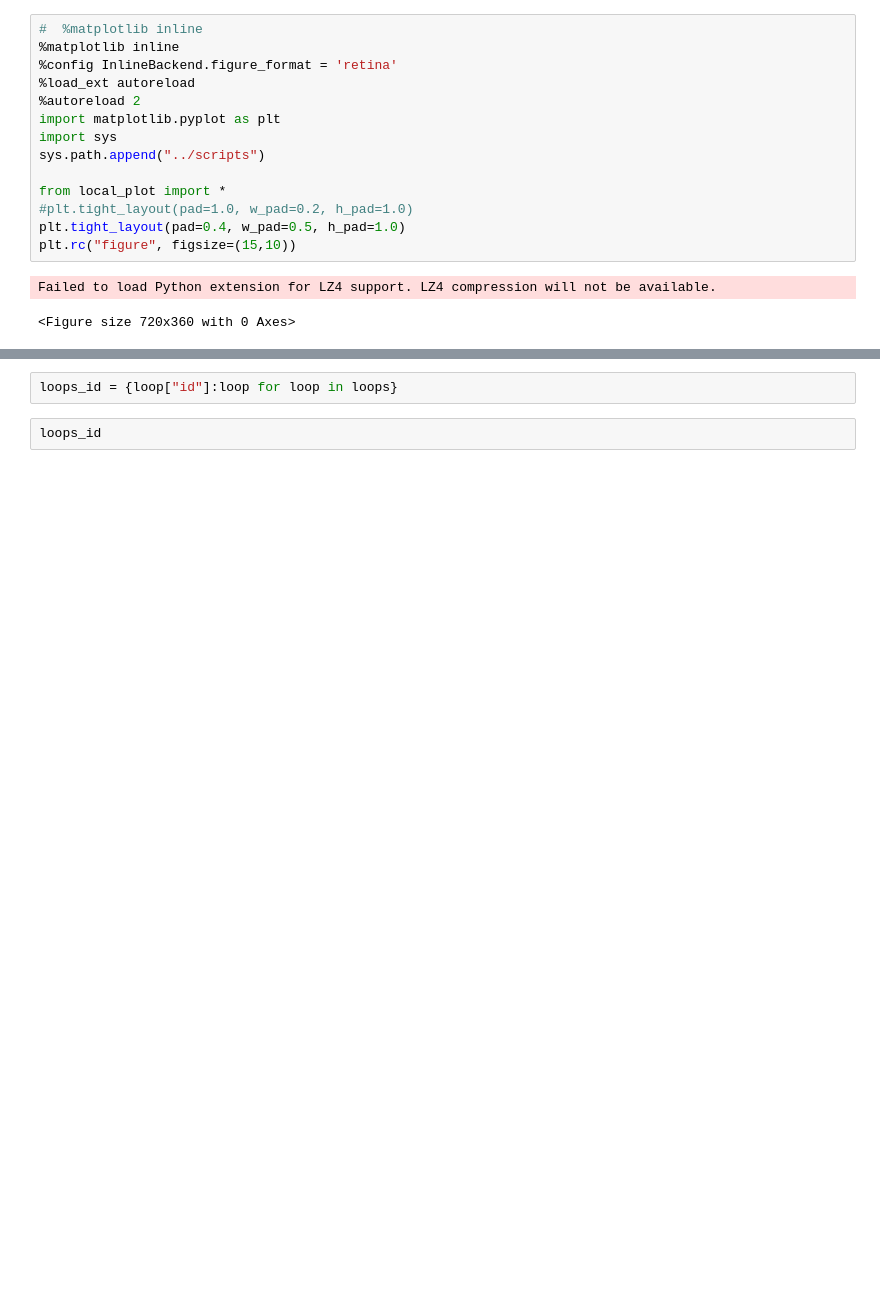
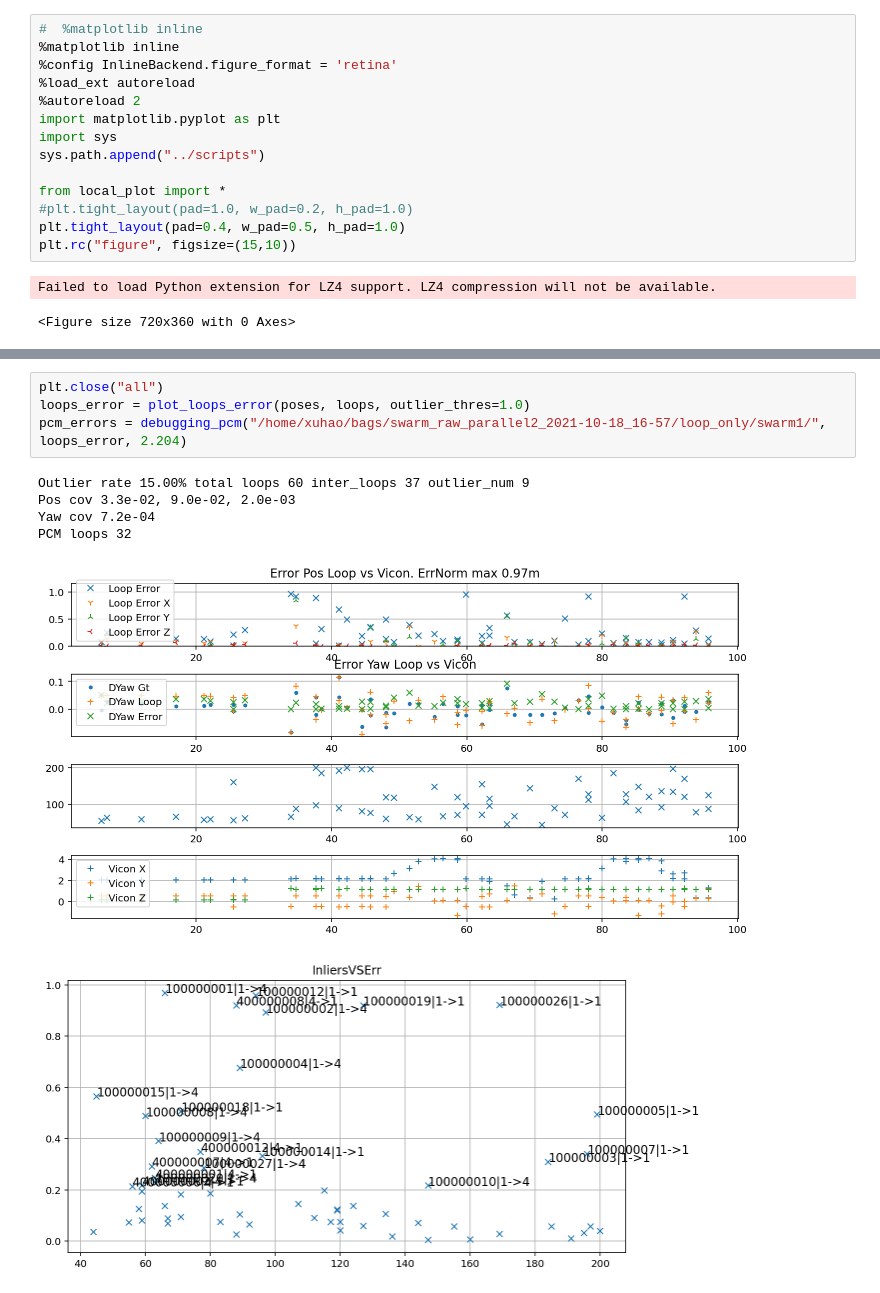
Before and after one commit to HKUST-Aerial-Robotics/Omni-swarm, a Jupyter notebook: swarm_localization/DataAnalysis/loop_accurate_analyze.ipynb, the cells around one changed output, grey strips where cells are left out. Drawn from its saved outputs; the diff is of its cells as text; blank space fills up the shorter version.

```diff
--- a/swarm_localization/DataAnalysis/loop_accurate_analyze.ipynb
+++ b/swarm_localization/DataAnalysis/loop_accurate_analyze.ipynb
@@ -93,4 +60,11 @@ mu = -0.00,  std = 0.03
-# %%
-loops_id = {loop["id"]:loop for loop in loops}
-# %%
-loops_id
+# %%
+plt.close("all")
+loops_error = plot_loops_error(poses, loops, outlier_thres=1.0)
+pcm_errors = debugging_pcm("/home/xuhao/bags/swarm_raw_parallel2_2021-10-18_16-57/loop_only/swarm1/", loops_error, 2.204)
+# %% [output]
+Outlier rate 15.00% total loops 60 inter_loops 37 outlier_num 9
+Pos cov 3.3e-02, 9.0e-02, 2.0e-03
+Yaw cov 7.2e-04
+PCM loops 32
+[figure, added]
+[figure, added]
```
Also changed, not shown: parts of 6 cells of this notebook, 7 other files.
